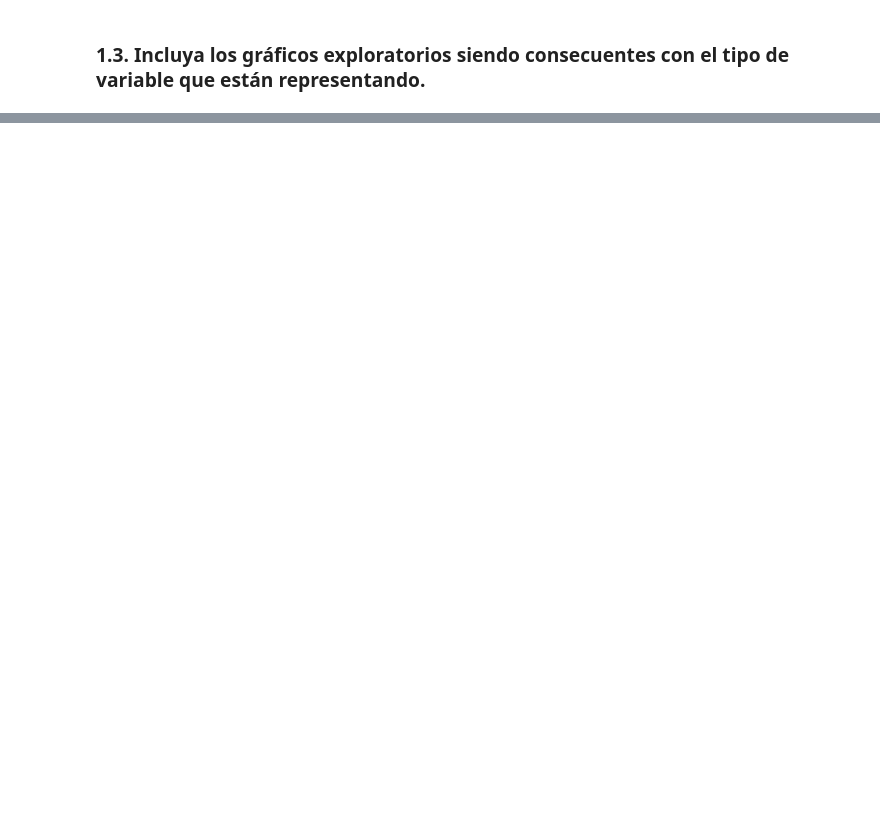
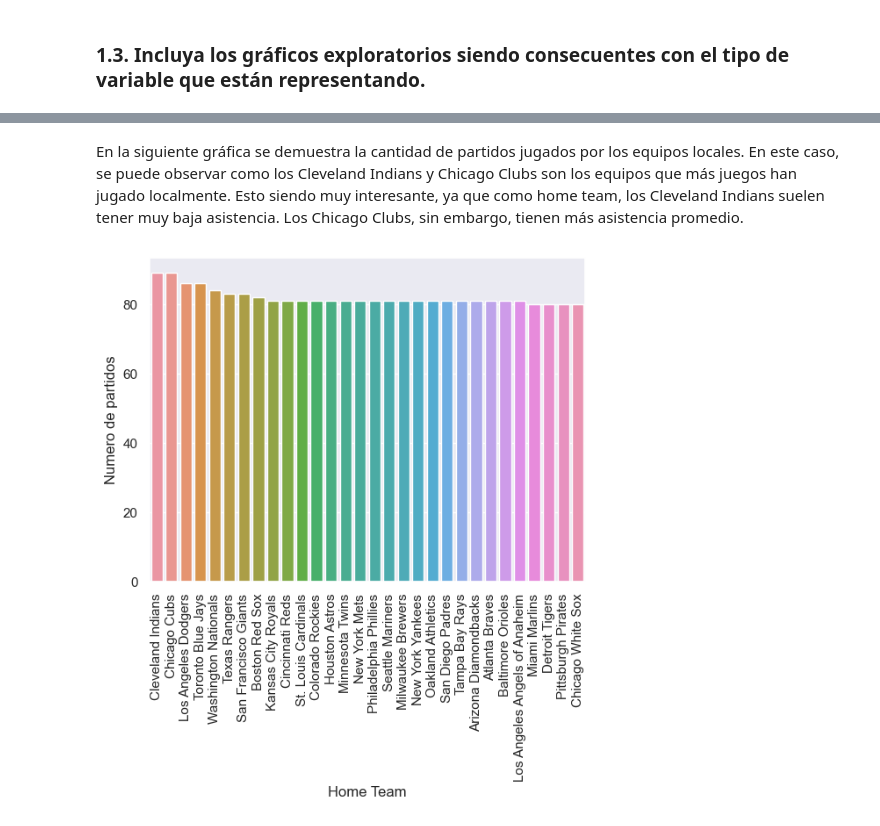
Before and after one commit to 20Candy/Laboratorio1MineriaDeDatos, a Jupyter notebook: hdt1.ipynb, the cells around one changed output, grey strips where cells are left out. Cells and saved outputs as stored; diff of their text form; code cells hidden in the pictures; blank space fills up the shorter version.

```diff
--- a/hdt1.ipynb
+++ b/hdt1.ipynb
@@ -131,0 +243,12 @@ print(head)
+# %% [markdown]
+En la siguiente gráfica se demuestra la cantidad de partidos jugados por los equipos locales. En este caso, se puede observar como los Cleveland Indians y Chicago Clubs son los equipos que más juegos han jugado localmente. Esto siendo muy interesante, ya que como home team, los Cleveland Indians suelen tener muy baja asistencia. Los Chicago Clubs, sin embargo, tienen más asistencia promedio.
+# %%
+#Most common home team
+team_counts = data["home_team"].value_counts()
+sns.barplot(x=team_counts.index, y=team_counts.values)
+plt.xlabel("Home Team")
+plt.ylabel("Numero de partidos")
+plt.xticks(rotation=90)
+plt.show()
+# %% [output]
+[figure, added]
```
Also changed, not shown: parts of 12 cells of this notebook.
